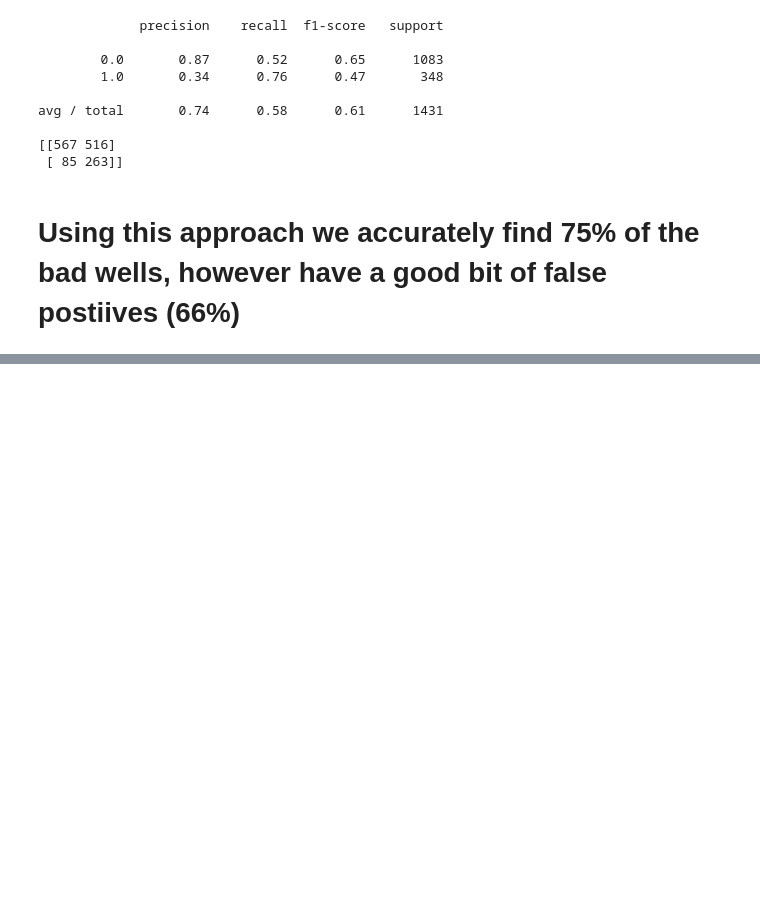
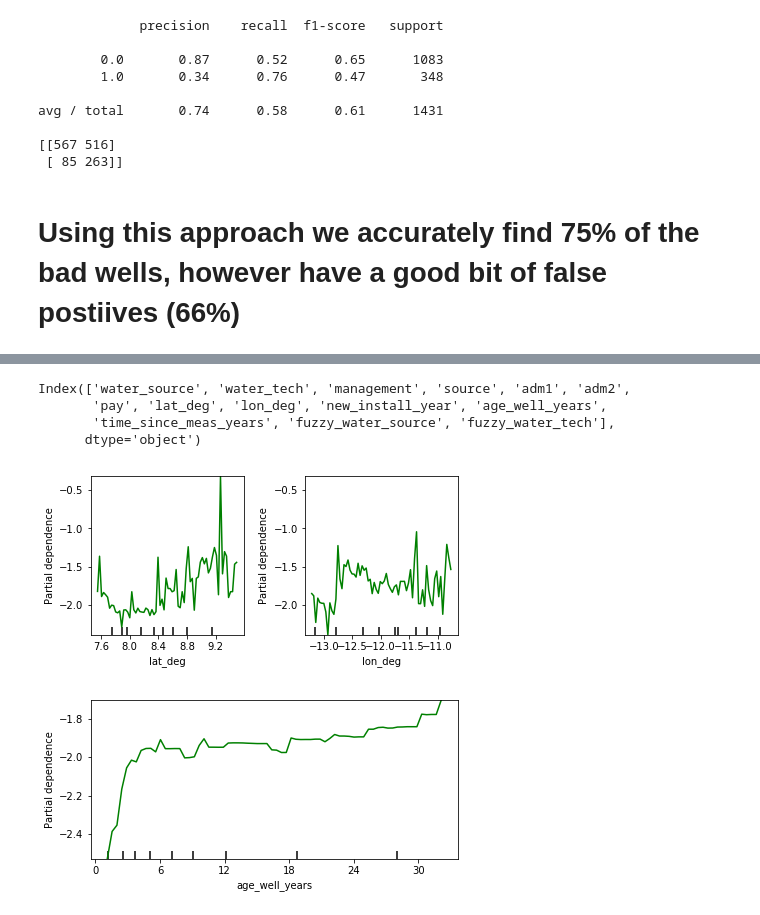
Before and after one commit to dan-watson-ucb/Capstone_Water_Access, a Jupyter notebook: SierraLeone Holdout Test/Sierra Leone Out of Sample Test.ipynb, the cells around one changed output, grey strips where cells are left out. Saved outputs shown, nothing was run; the diff lists cells and outputs as text; code cells hidden in the pictures; blank space fills up the shorter version.

```diff
--- a/SierraLeone Holdout Test/Sierra Leone Out of Sample Test.ipynb
+++ b/SierraLeone Holdout Test/Sierra Leone Out of Sample Test.ipynb
@@ -696,0 +731,21 @@ avg / total       0.74      0.58      0.61      1431
+# %%
+#look at partial dependence plots for age_well_years
+trees = model_outer.get_params()['n_estimators']
+lr = model_outer.get_params()['learning_rate']
+depth = model_outer.get_params()['max_depth']
+#retrain to get partial dependence
+clf = sk.ensemble.GradientBoostingClassifier(learning_rate=lr, n_estimators=trees, max_depth=depth).fit(X_train, y_train)
+# %%
+X_test.columns #age_well is 10
+# %% [output]
+Index(['water_source', 'water_tech', 'management', 'source', 'adm1', 'adm2',
+       'pay', 'lat_deg', 'lon_deg', 'new_install_year', 'age_well_years',
+       'time_since_meas_years', 'fuzzy_water_source', 'fuzzy_water_tech'],
+      dtype='object')
+# %%
+#274 is what our value of "missing" is for well age. Excluded that here
+fig, axs = plot_partial_dependence(clf, X_test[X_test.age_well_years != 274], [ 7,8], feature_names=X_test.columns, grid_resolution=70, n_cols=7)
+fig, axs = plot_partial_dependence(clf, X_test[X_test.age_well_years != 274], [ 10], feature_names=X_test.columns, grid_resolution=70, n_cols=7)
+# %% [output]
+[figure, added]
+[figure, added]
```
Also changed, not shown: parts of 34 cells of this notebook.
